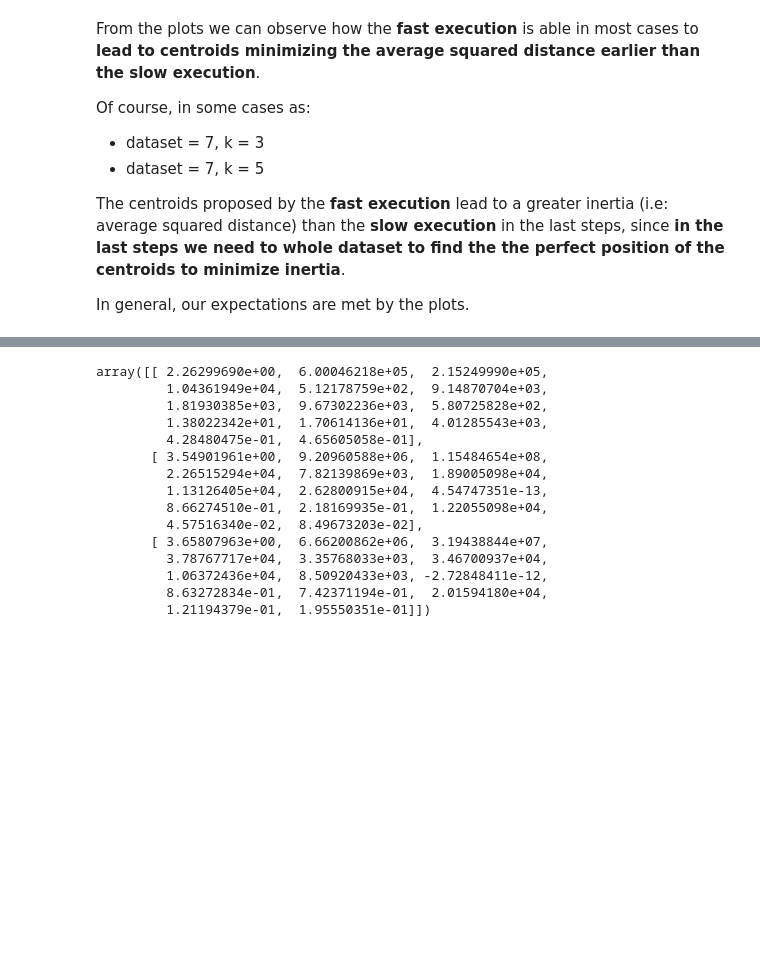
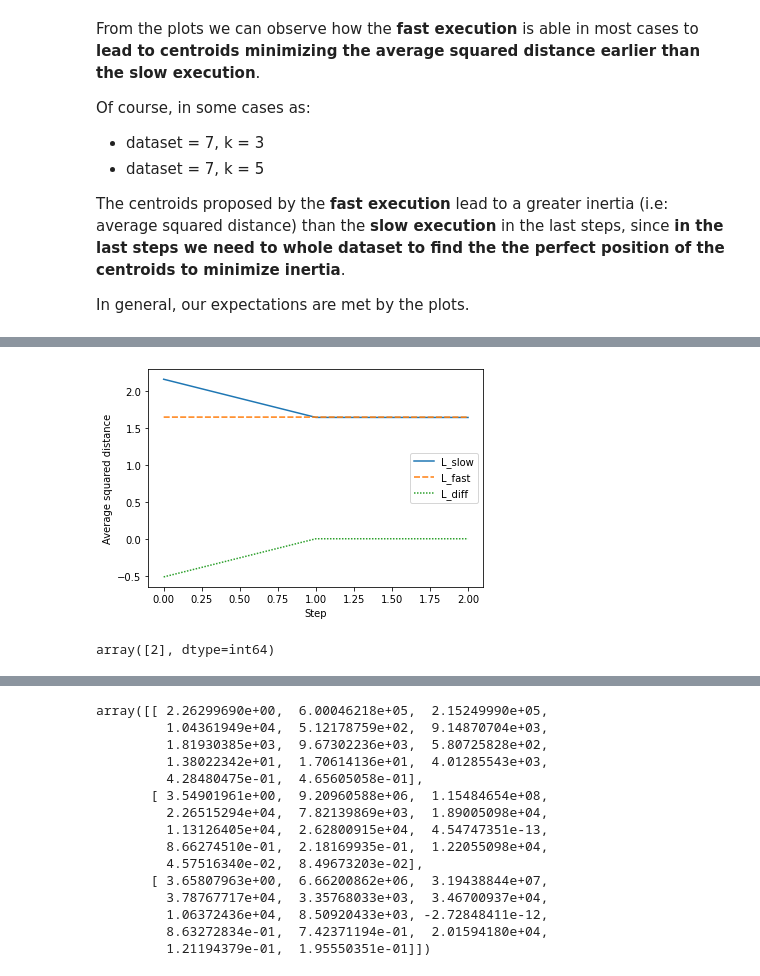
Before and after one commit to nefagi-01/DIAS-semester-project, a Jupyter notebook: Sketching.ipynb, the cells around one changed output, grey strips where cells are left out. Saved outputs shown, nothing was run; the diff lists cells and outputs as text; code cells hidden in the pictures; blank space fills up the shorter version.

```diff
--- a/Sketching.ipynb
+++ b/Sketching.ipynb
@@ -235,0 +265,14 @@ In general, our expectations are met by the plots.
+# %%
+# set output path
+path = './data/sketching/sketching_3_1_choose_true.csv'
+# entire execution
+labels, centroids = KMeans_sketching(X, k, num_iter=50, seed=seed, subsample_size = subsample_size, save=True, path = path, measure = True, choose_best = True)
+# read .csv
+df = pd.read_csv(path)
+# timeseries plot
+timeseries_plot(df[['L_slow', 'L_fast', 'L_diff']], xlabel='Step', ylabel='Average squared distance')
+# number of steps
+df['steps'].unique()
+# %% [output]
+[figure, added]
+array([2], dtype=int64)
```
Also changed, not shown: parts of 17 cells of this notebook, 58 other files.
